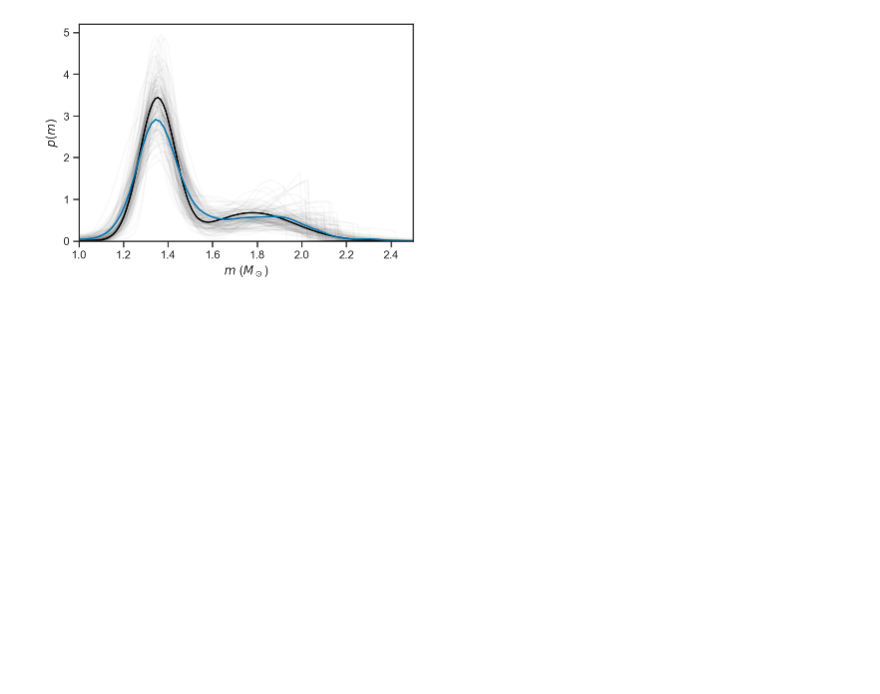
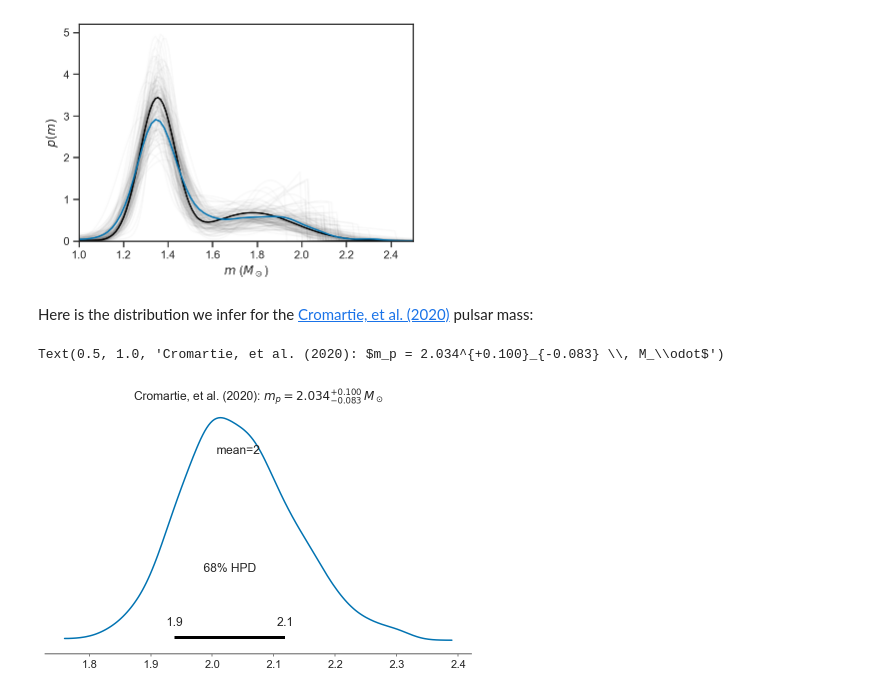
Before and after one commit to farr/AlsingNSMassReplication, a Jupyter notebook: AlsingReconstruction.ipynb, the cells around one changed output. Drawn from its saved outputs; the diff is of its cells as text; code cells hidden in the pictures; blank space fills up the shorter version.

Commit message:
More plots, investigate Cromartie+(2020) pulsar mass inference.

```diff
--- a/AlsingReconstruction.ipynb
+++ b/AlsingReconstruction.ipynb
@@ -228,3 +242,15 @@ Here we plot some draws from the posterior over mass distributions (light grey l
 plot_dists(fit)
 # %% [output]
 [figure]
+# %% [markdown]
+Here is the distribution we infer for the [Cromartie, et al. (2020)](https://ui.adsabs.harvard.edu/abs/2020NatAs...4...72C/abstract) pulsar mass:
+# %%
+k = fit.posterior.mp_gaussian.shape[2]-1
+az.plot_posterior(fit, var_names='mp_gaussian', coords={'mp_gaussian_dim_0': k}, credible_interval=0.68)
+m = median(fit.posterior.mp_gaussian[:,:,k])
+l = percentile(fit.posterior.mp_gaussian[:,:,k], 16)
+h = percentile(fit.posterior.mp_gaussian[:,:,k], 84)
+title(r'Cromartie, et al. (2020): $m_p = {:.3f}^{{+{:.3f}}}_{{-{:.3f}}} \, M_\odot$'.format(m, h-m, m-l))
+# %% [output]
+Text(0.5, 1.0, 'Cromartie, et al. (2020): $m_p = 2.034^{+0.100}_{-0.083} \\, M_\\odot$')
+[figure, added]
```
Also changed, not shown: parts of 10 cells of this notebook.
